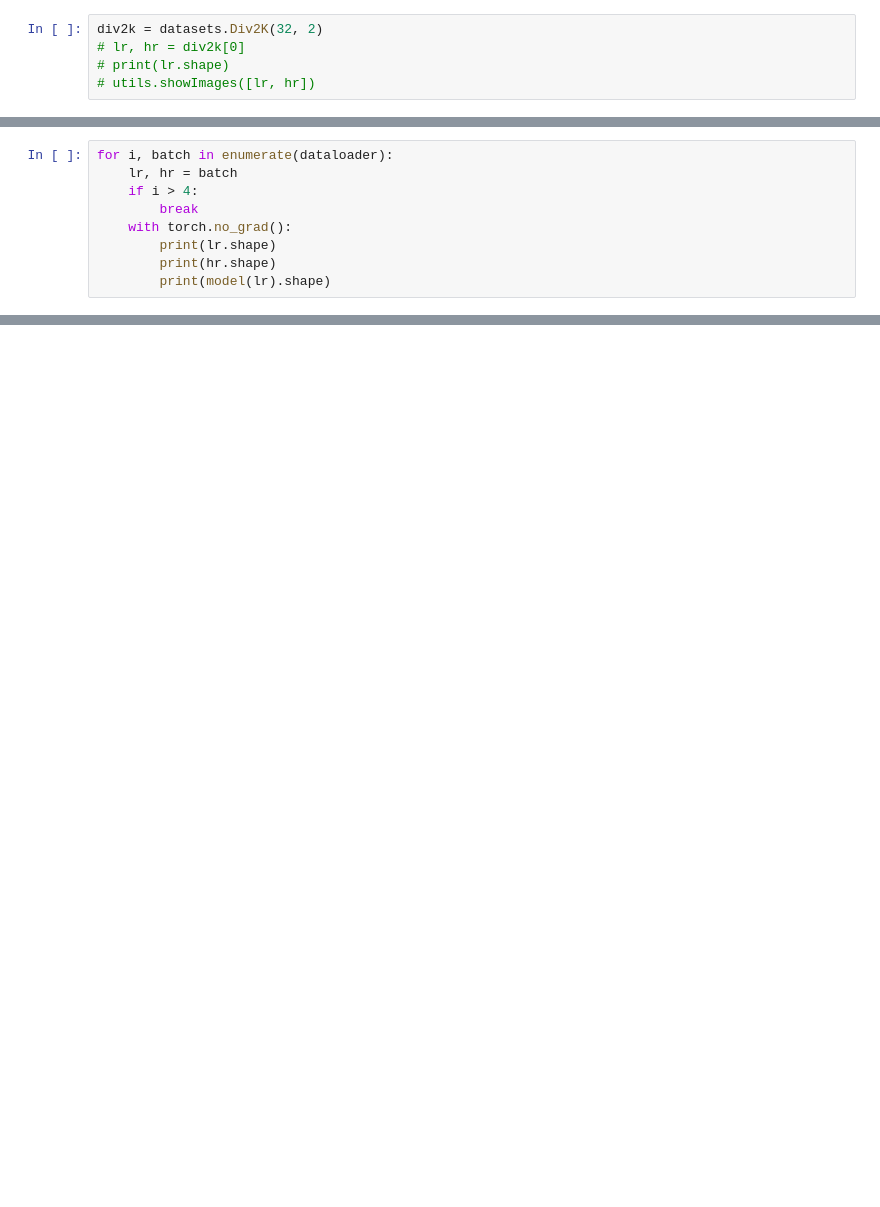
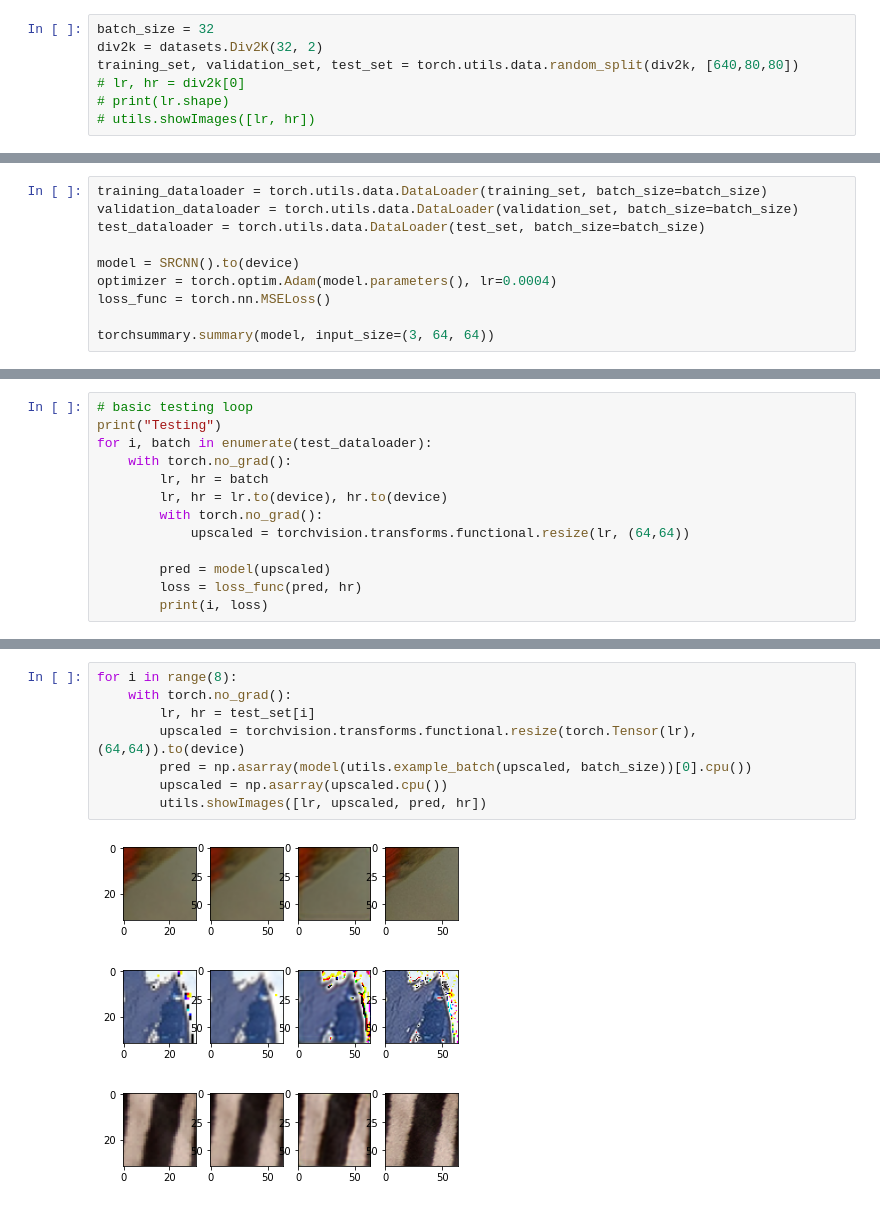
Before and after one commit to zack466/autoreg-sr, a Jupyter notebook: main_dev.ipynb, the cells around one changed output, grey strips where cells are left out. Drawn from its saved outputs; the diff is of its cells as text; blank space fills up the shorter version.

Commit message:
srcnn in main_dev, add utils

```diff
--- a/main_dev.ipynb
+++ b/main_dev.ipynb
@@ -17,7 +19,9 @@ print(f"Using device: {device}")
 # %% [output]
 Using device: cuda
 # %%
+batch_size = 32
 div2k = datasets.Div2K(32, 2)
+training_set, validation_set, test_set = torch.utils.data.random_split(div2k, [640,80,80])
 # lr, hr = div2k[0]
 # print(lr.shape)
 # utils.showImages([lr, hr])
@@ -28,9 +27,0 @@ model = SRCNN()
-# %%
-for i, batch in enumerate(dataloader):
-    lr, hr = batch
-    if i > 4:
-        break
-    with torch.no_grad():
-        print(lr.shape)
-        print(hr.shape)
-        print(model(lr).shape)
@@ -52,0 +28,10 @@ torch.Size([16, 3, 32, 32])
+# %%
+training_dataloader = torch.utils.data.DataLoader(training_set, batch_size=batch_size)
+validation_dataloader = torch.utils.data.DataLoader(validation_set, batch_size=batch_size)
+test_dataloader = torch.utils.data.DataLoader(test_set, batch_size=batch_size)
+
+model = SRCNN().to(device)
+optimizer = torch.optim.Adam(model.parameters(), lr=0.0004)
+loss_func = torch.nn.MSELoss()
+
+torchsummary.summary(model, input_size=(3, 64, 64))
@@ -52,0 +103,13 @@ torch.Size([16, 3, 32, 32])
+# %%
+# basic testing loop
+print("Testing")
+for i, batch in enumerate(test_dataloader):
+    with torch.no_grad():
+        lr, hr = batch
+        lr, hr = lr.to(device), hr.to(device)
+        with torch.no_grad():
+            upscaled = torchvision.transforms.functional.resize(lr, (64,64))
+
+        pred = model(upscaled)
+        loss = loss_func(pred, hr)
+        print(i, loss)
@@ -52,0 +121,12 @@ torch.Size([16, 3, 32, 32])
+# %%
+for i in range(8):
+    with torch.no_grad():
+        lr, hr = test_set[i]
+        upscaled = torchvision.transforms.functional.resize(torch.Tensor(lr), (64,64)).to(device)
+        pred = np.asarray(model(utils.example_batch(upscaled, batch_size))[0].cpu())
+        upscaled = np.asarray(upscaled.cpu())
+        utils.showImages([lr, upscaled, pred, hr])
+# %% [output]
+[figure, added]
+[figure, added]
+[figure, added]
```
Also changed, not shown: parts of 7 cells of this notebook, 5 other files.
